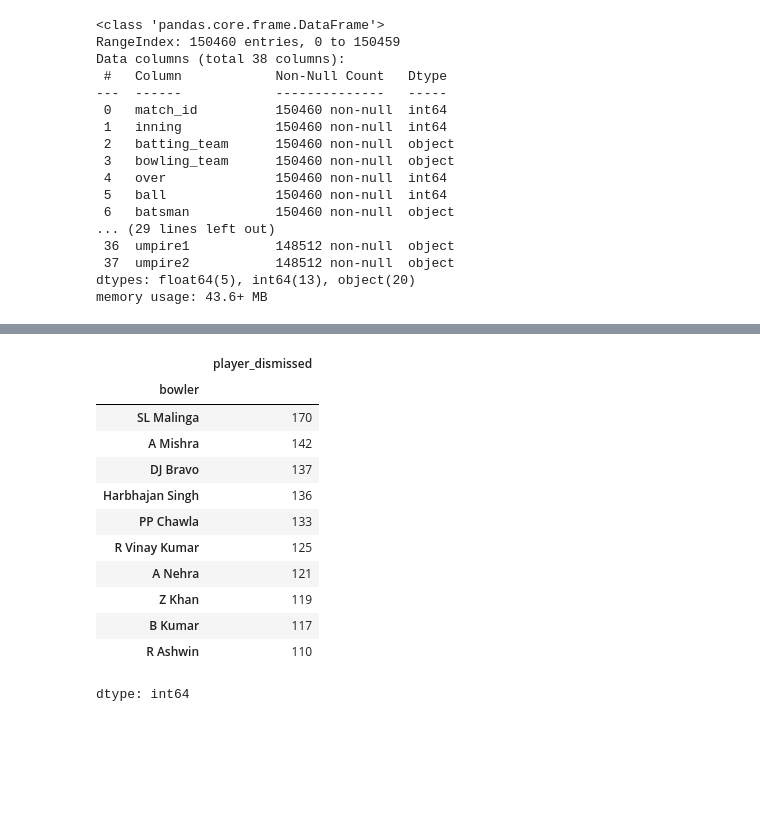
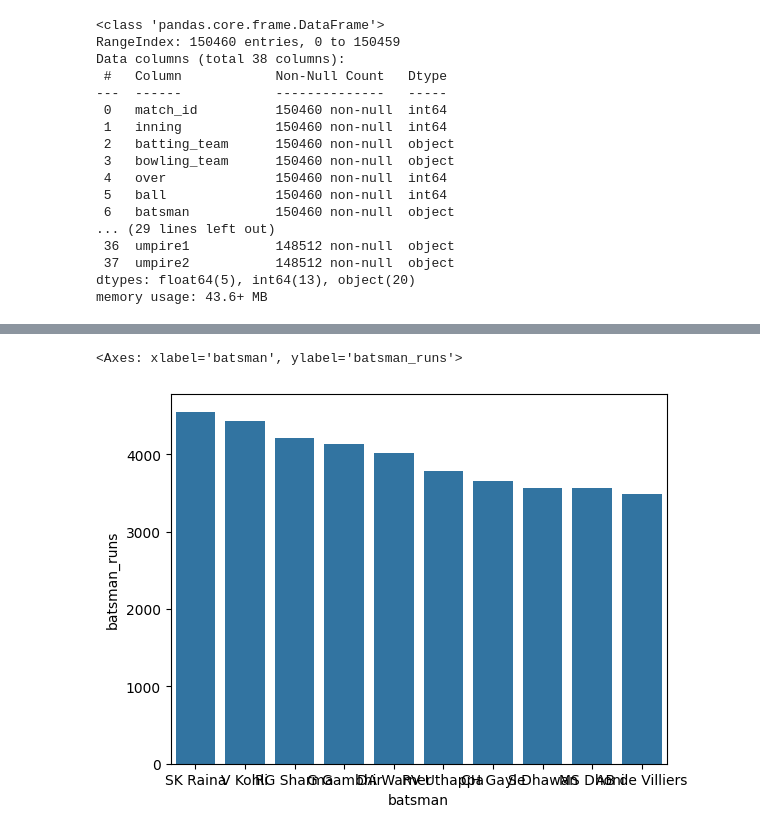
Before and after one commit to ajaykrixna/IPL_match-_analysis, a Jupyter notebook: IPL_analysis.ipynb, the cells around one changed output, grey strips where cells are left out. Cells and saved outputs as stored; diff of their text form; code cells hidden in the pictures; blank space fills up the shorter version.

Commit message:
Visualizations
added some bar plot and heat map

```diff
--- a/IPL_analysis.ipynb
+++ b/IPL_analysis.ipynb
@@ -351,4 +353,4 @@ Data columns (total 38 columns):
 dtypes: float64(5), int64(13), object(20)
 memory usage: 43.6+ MB
 # %%
-merged.groupby('batsman')['batsman_runs'].sum().sort_values(ascending=False).head(10)
+top_batsman=merged.groupby('batsman')['batsman_runs'].sum().sort_values(ascending=False).head(10)
@@ -369,16 +357,4 @@ dtype: int64
 # %%
-merged[merged['player_dismissed'].notna()].groupby('bowler')['player_dismissed'].count().sort_values(ascending=False).head(10)
+top_bowlers=merged[merged['player_dismissed'].notna()].groupby('bowler')['player_dismissed'].count().sort_values(ascending=False).head(10)
-# %% [output]
-|  | player_dismissed |
-| bowler |  |
-| SL Malinga | 170 |
-| A Mishra | 142 |
-| DJ Bravo | 137 |
-| Harbhajan Singh | 136 |
-| PP Chawla | 133 |
-| R Vinay Kumar | 125 |
-| A Nehra | 121 |
-| Z Khan | 119 |
-| B Kumar | 117 |
-| R Ashwin | 110 |
-dtype: int64
+# %%
+top_batsman=top_batsman.reset_index()
@@ -384,0 +364,5 @@ dtype: int64
+# %%
+sns.barplot(x=top_batsman['batsman'],y=top_batsman['batsman_runs'],data=top_batsman)
+# %% [output]
+<Axes: xlabel='batsman', ylabel='batsman_runs'>
+[figure, added]
```
Also changed, not shown: parts of 12 cells of this notebook.
